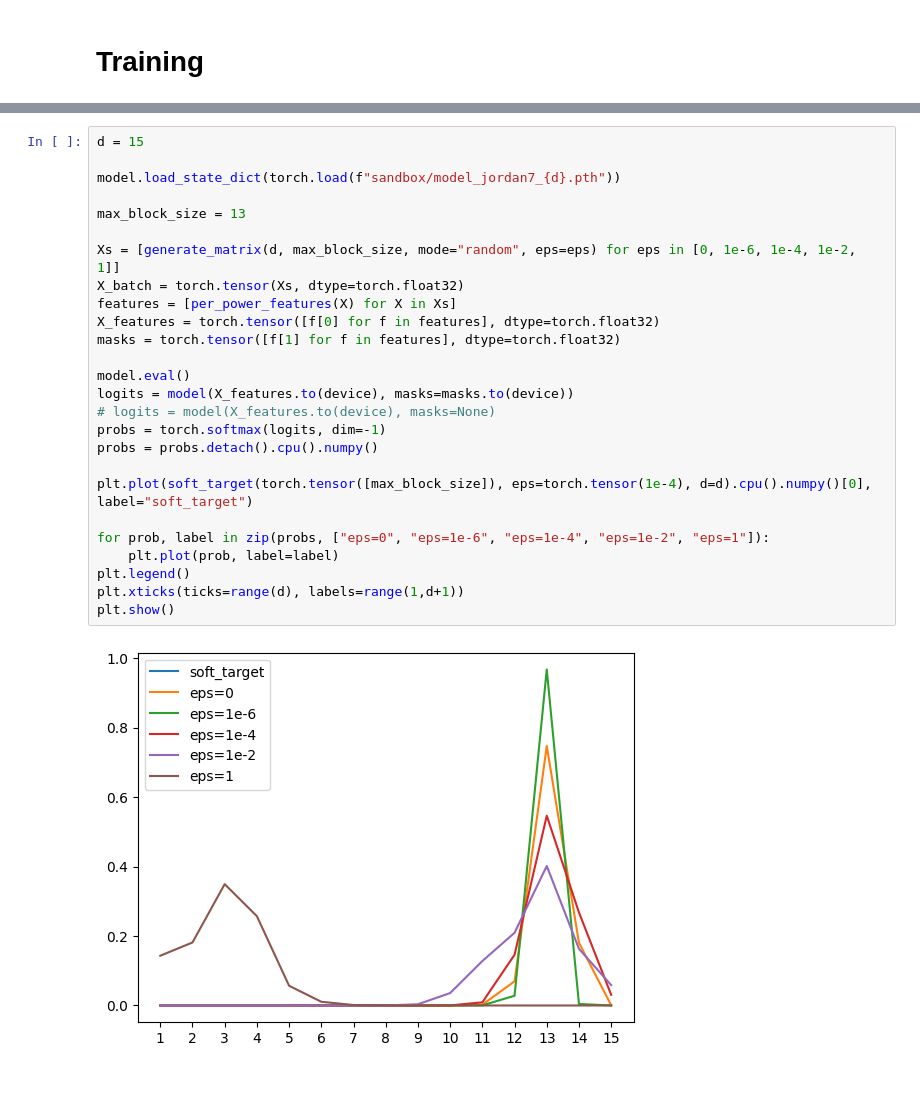
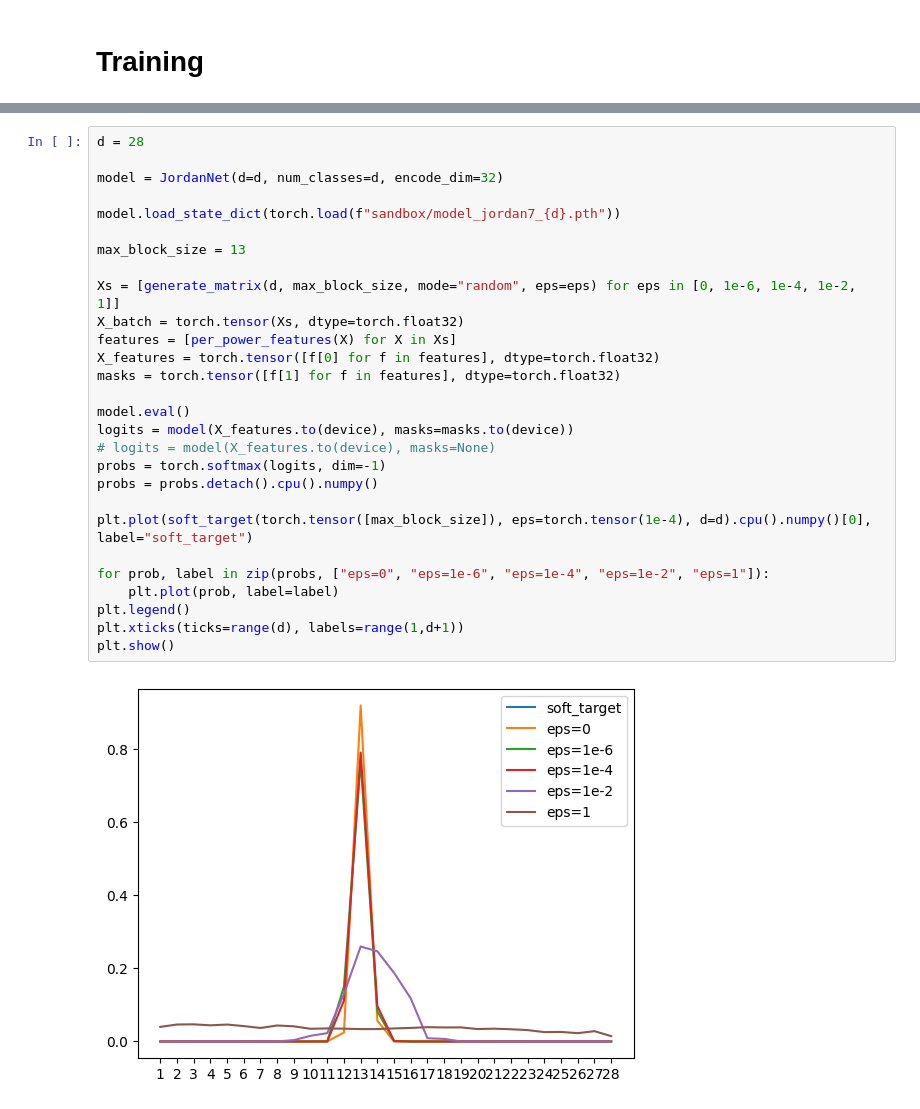
Before and after one commit to Michozord/Jordan_Transformer, a Jupyter notebook: sandbox/Jordan7.ipynb, the cells around one changed output, grey strips where cells are left out. Saved outputs shown, nothing was run; the diff lists cells and outputs as text.

Commit message:
Jordan7 for d=28

```diff
--- a/sandbox/Jordan7.ipynb
+++ b/sandbox/Jordan7.ipynb
@@ -117,28 +192,30 @@ Early stopping triggered at epoch 11. Best Val Loss: 0.198083
 # %%
-d = 15
+d = 28
+
+model = JordanNet(d=d, num_classes=d, encode_dim=32)
 
 model.load_state_dict(torch.load(f"sandbox/model_jordan7_{d}.pth"))
 
 max_block_size = 13
 
 Xs = [generate_matrix(d, max_block_size, mode="random", eps=eps) for eps in [0, 1e-6, 1e-4, 1e-2, 1]]
 X_batch = torch.tensor(Xs, dtype=torch.float32)
 features = [per_power_features(X) for X in Xs]
 X_features = torch.tensor([f[0] for f in features], dtype=torch.float32)
 masks = torch.tensor([f[1] for f in features], dtype=torch.float32)
 
 model.eval()
 logits = model(X_features.to(device), masks=masks.to(device))
 # logits = model(X_features.to(device), masks=None)
 probs = torch.softmax(logits, dim=-1)
 probs = probs.detach().cpu().numpy()
 
 plt.plot(soft_target(torch.tensor([max_block_size]), eps=torch.tensor(1e-4), d=d).cpu().numpy()[0], label="soft_target")
 
 for prob, label in zip(probs, ["eps=0", "eps=1e-6", "eps=1e-4", "eps=1e-2", "eps=1"]):
     plt.plot(prob, label=label)
 plt.legend()
 plt.xticks(ticks=range(d), labels=range(1,d+1))
 plt.show()
 # %% [output]
-[figure, old version]
+[figure, new version]
```
Also changed, not shown: parts of 12 cells of this notebook, 5 other files.
